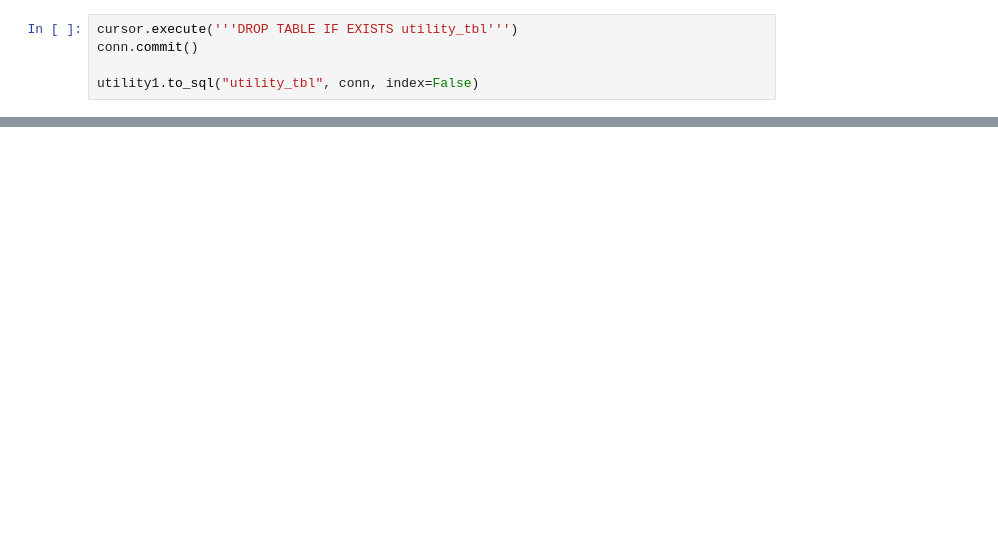
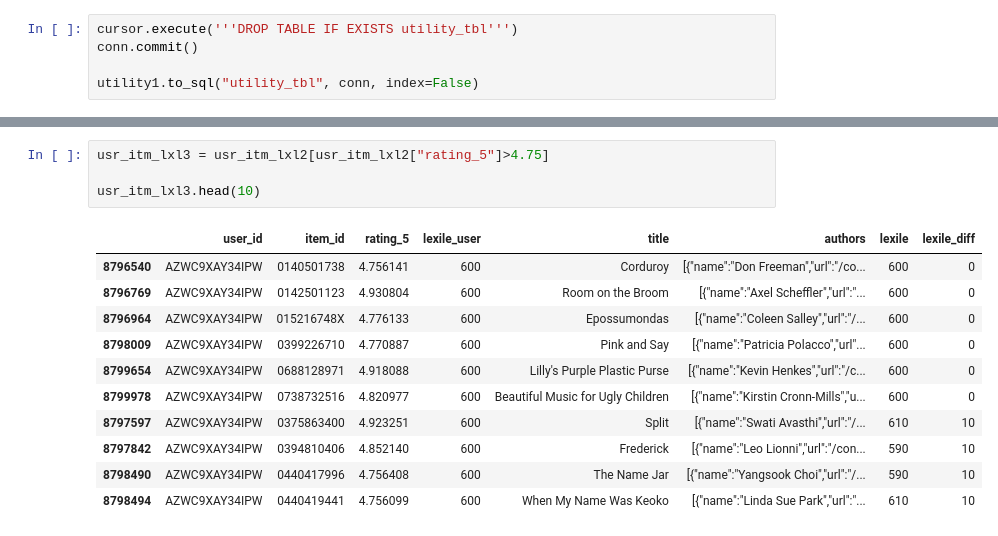
Before and after one commit to ankur-rc/blyton-book_recommender, a Jupyter notebook: code/data.engg/storing_sql_db.ipynb, the cells around one changed output, grey strips where cells are left out. Drawn from its saved outputs; the diff is of its cells as text; blank space fills up the shorter version.

```diff
--- a/code/data.engg/storing_sql_db.ipynb
+++ b/code/data.engg/storing_sql_db.ipynb
@@ -59,0 +172,16 @@ utility1.to_sql("utility_tbl", conn, index=False)
+# %%
+usr_itm_lxl3 = usr_itm_lxl2[usr_itm_lxl2["rating_5"]>4.75]
+
+usr_itm_lxl3.head(10)
+# %% [output]
+|  | user_id | item_id | rating_5 | lexile_user | title | authors | lexile | lexile_diff |
+| 8796540 | AZWC9XAY34IPW | 0140501738 | 4.756141 | 600 | Corduroy | [{"name":"Don Freeman","url":"/co... | 600 | 0 |
+| 8796769 | AZWC9XAY34IPW | 0142501123 | 4.930804 | 600 | Room on the Broom | [{"name":"Axel Scheffler","url":"... | 600 | 0 |
+| 8796964 | AZWC9XAY34IPW | 015216748X | 4.776133 | 600 | Epossumondas | [{"name":"Coleen Salley","url":"/... | 600 | 0 |
+| 8798009 | AZWC9XAY34IPW | 0399226710 | 4.770887 | 600 | Pink and Say | [{"name":"Patricia Polacco","url"... | 600 | 0 |
+| 8799654 | AZWC9XAY34IPW | 0688128971 | 4.918088 | 600 | Lilly's Purple Plastic Purse | [{"name":"Kevin Henkes","url":"/c... | 600 | 0 |
+| 8799978 | AZWC9XAY34IPW | 0738732516 | 4.820977 | 600 | Beautiful Music for Ugly Children | [{"name":"Kirstin Cronn-Mills","u... | 600 | 0 |
+| 8797597 | AZWC9XAY34IPW | 0375863400 | 4.923251 | 600 | Split | [{"name":"Swati Avasthi","url":"/... | 610 | 10 |
+| 8797842 | AZWC9XAY34IPW | 0394810406 | 4.852140 | 600 | Frederick | [{"name":"Leo Lionni","url":"/con... | 590 | 10 |
+| 8798490 | AZWC9XAY34IPW | 0440417996 | 4.756408 | 600 | The Name Jar | [{"name":"Yangsook Choi","url":"/... | 590 | 10 |
+| 8798494 | AZWC9XAY34IPW | 0440419441 | 4.756099 | 600 | When My Name Was Keoko | [{"name":"Linda Sue Park","url":"... | 610 | 10 |
```
Also changed, not shown: parts of 12 cells of this notebook.
